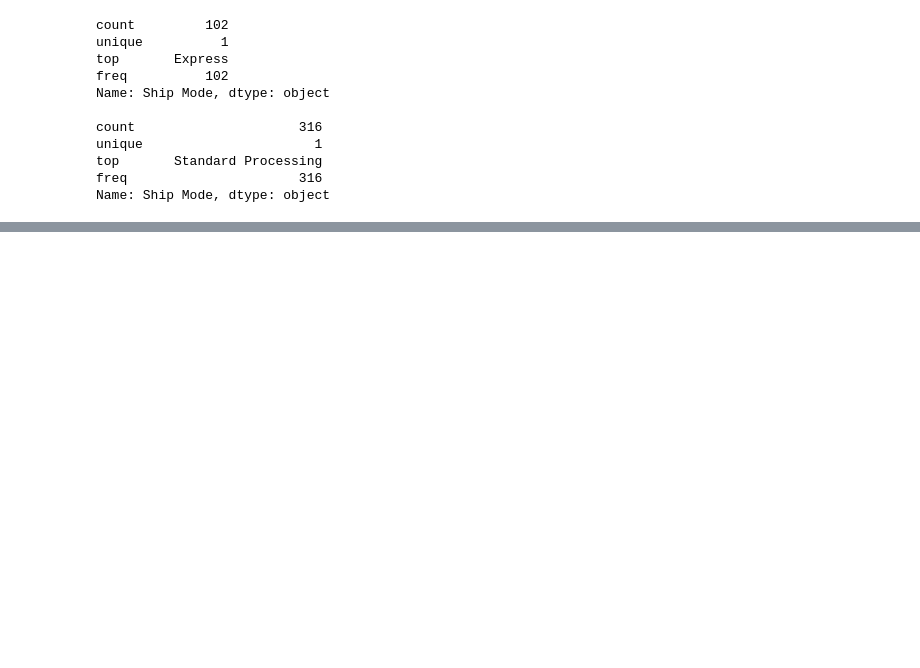
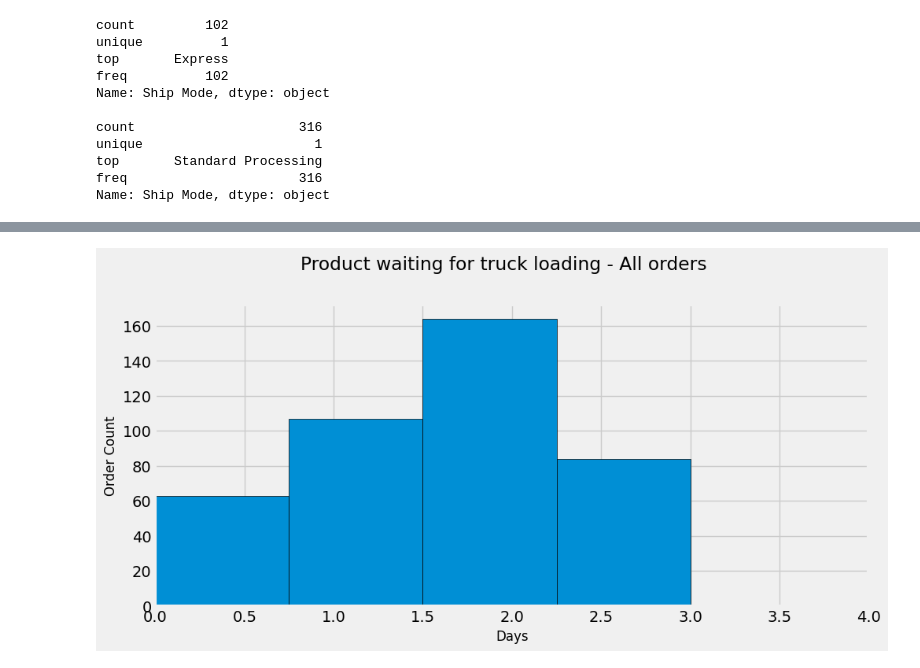
Before and after one commit to NourSaf/muesli-project, a Jupyter notebook: EDA_Muesli-warehouse.ipynb, the cells around one changed output, grey strips where cells are left out. Saved outputs shown, nothing was run; the diff lists cells and outputs as text; code cells hidden in the pictures; blank space fills up the shorter version.

```diff
--- a/EDA_Muesli-warehouse.ipynb
+++ b/EDA_Muesli-warehouse.ipynb
@@ -381,0 +419,3 @@ Text(0.5, 1.0, 'Total Days in Wearhause before shipment (Express)')
+# %%
+processing_df['waiting_for_truck'] = processing_df['On Truck Scan Date'] - processing_df['Ready to Ship Date']
+processing_df['waiting_for_truck'].describe()
@@ -381,0 +470,12 @@ Text(0.5, 1.0, 'Total Days in Wearhause before shipment (Express)')
+# %%
+hist_x_axes_all = processing_df['waiting_for_truck'].dt.days
+fig, ax = plt.subplots(figsize=(10,5))
+plt.suptitle('Product waiting for truck loading - All orders')
+fig.tight_layout()
+
+ax.hist(x=hist_x_axes_all, bins=4, edgecolor='black')
+ax.set_ylabel('Order Count', fontsize=12)
+ax.set_xlabel('Days', fontsize=12)
+ax.set_xlim(0,4);
+# %% [output]
+[figure, added]
```
Also changed, not shown: parts of 39 cells of this notebook, 9 other files.
